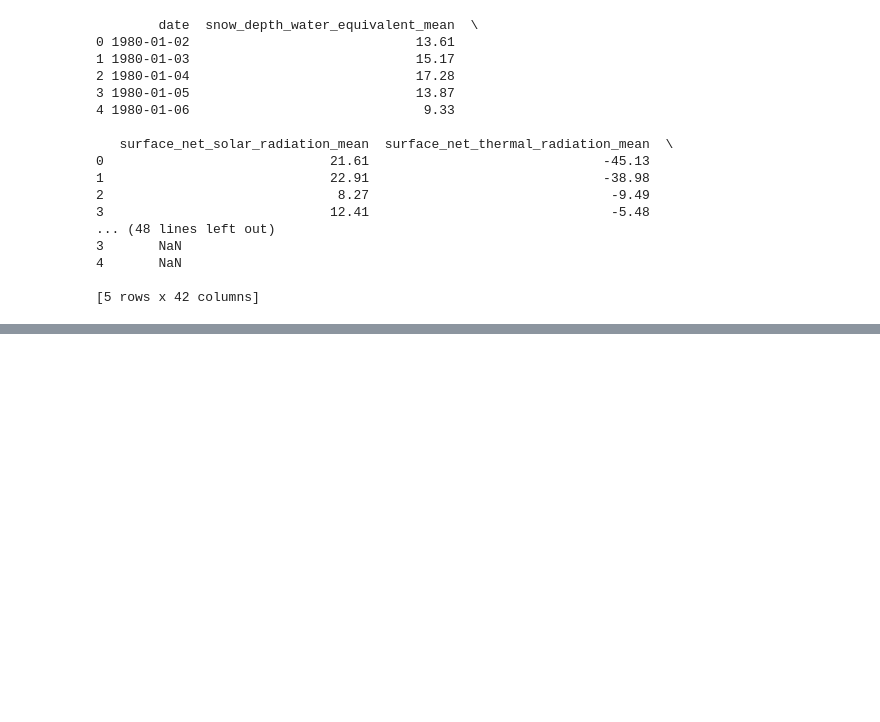
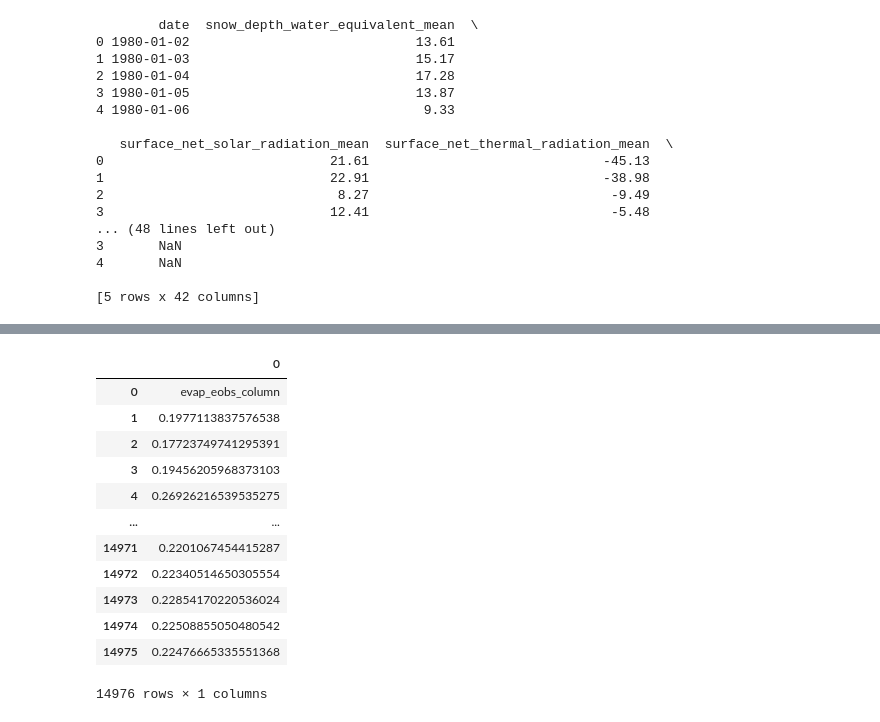
Before and after one commit to Ash-Manoj/Hy2DL_Caravan, a Jupyter notebook: Hy2DL/experiments/combine_precip.ipynb, the cells around one changed output, grey strips where cells are left out. Saved outputs shown, nothing was run; the diff lists cells and outputs as text; code cells hidden in the pictures; blank space fills up the shorter version.

```diff
--- a/Hy2DL/experiments/combine_precip.ipynb
+++ b/Hy2DL/experiments/combine_precip.ipynb
@@ -214,3 +215,19 @@ timeseries = pd.merge(timeseries, evap_eobs[['date', 'evap_eobs_column']], on='d
 
 # Save the updated timeseries data to a new CSV file
 timeseries.to_csv(r'U:\02_Software\Github\Hy2DL_Caravan\data\caravan\timeseries\csv\testde\testde_3.csv', index=False)
+# %%
+evap_eobs
+# %% [output]
+|  | 0 |
+| 0 | evap_eobs_column |
+| 1 | 0.1977113837576538 |
+| 2 | 0.17723749741295391 |
+| 3 | 0.19456205968373103 |
+| 4 | 0.26926216539535275 |
+| ... | ... |
+| 14971 | 0.2201067454415287 |
+| 14972 | 0.22340514650305554 |
+| 14973 | 0.22854170220536024 |
+| 14974 | 0.22508855050480542 |
+| 14975 | 0.22476665335551368 |
+14976 rows × 1 columns
```
Also changed, not shown: parts of 7 cells of this notebook, 3 other files.
